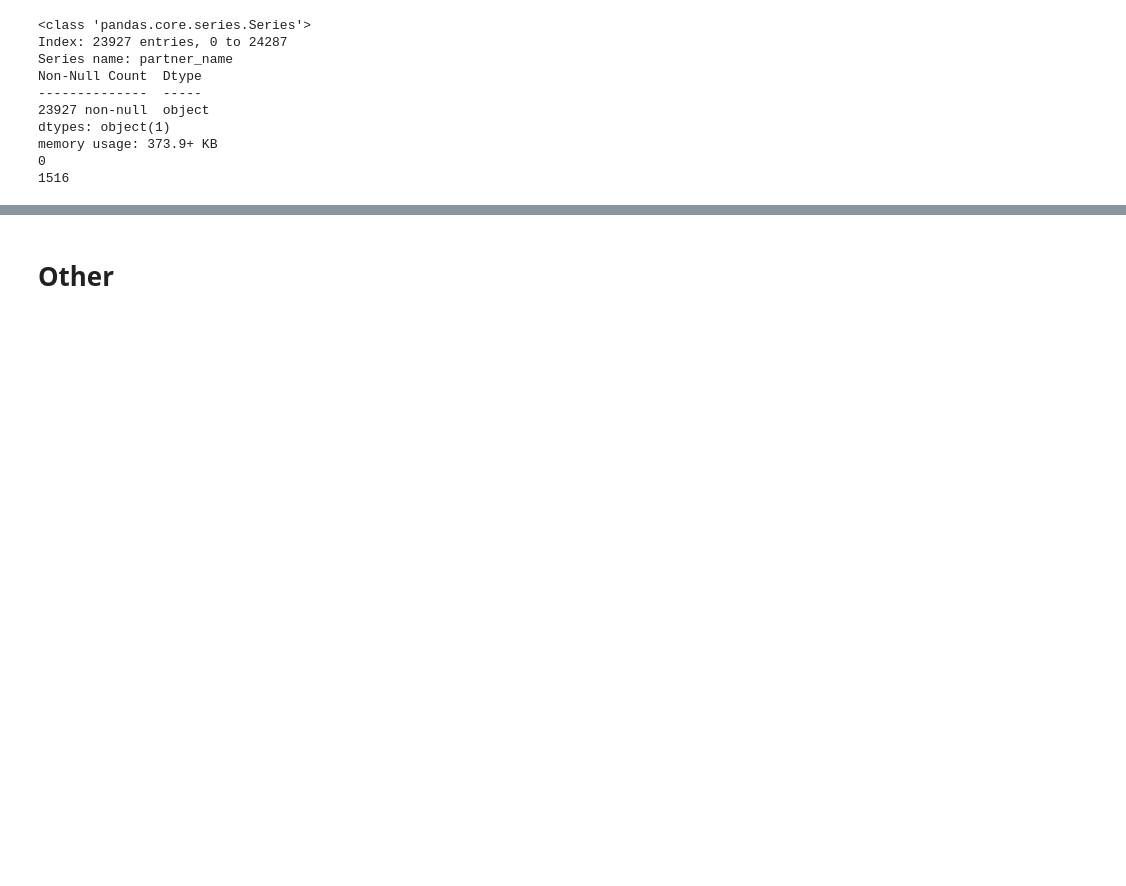
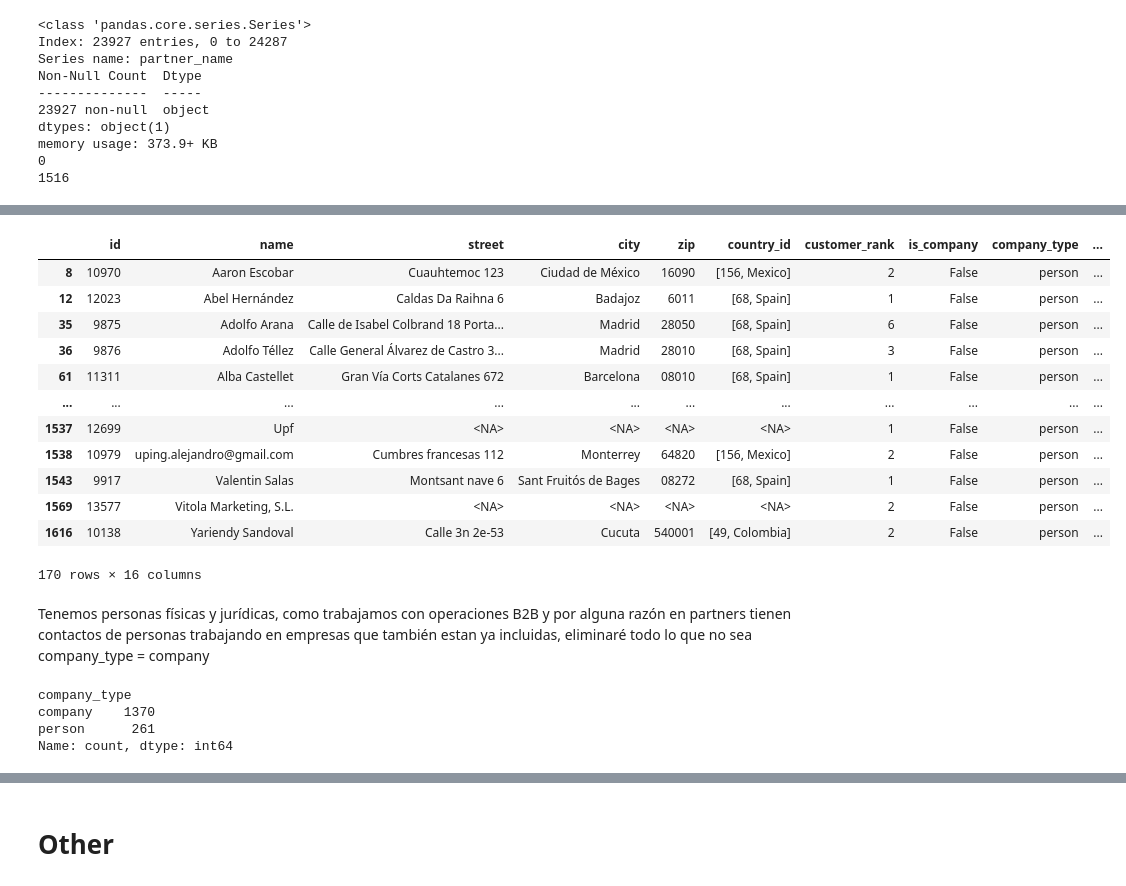
Before and after one commit to isma-fernandez/ai-agent-invoice-payment-prediction-b2b, a Jupyter notebook: exploratory.ipynb, the cells around one changed output, grey strips where cells are left out. Drawn from its saved outputs; the diff is of its cells as text; code cells hidden in the pictures; blank space fills up the shorter version.

```diff
--- a/exploratory.ipynb
+++ b/exploratory.ipynb
@@ -986,0 +1288,2 @@ invoices_df.to_pickle("invoices_cleanedv4.pkl")
+# %%
+partners_df = pd.read_pickle("partners.pkl")
@@ -986,0 +1295,2 @@ invoices_df.to_pickle("invoices_cleanedv4.pkl")
+# %%
+partners_df = odoo_missing_values_to_null(partners_df)
@@ -986,0 +1350,3 @@ invoices_df.to_pickle("invoices_cleanedv4.pkl")
+# %%
+partners_df = partners_df.drop(columns=['email', 'phone', 'category_id', 'company_id', 'industry_id', 'unpaid_invoice_ids', 'supplier_rank'])
+partners_df.info()
@@ -986,0 +1385,3 @@ invoices_df.to_pickle("invoices_cleanedv4.pkl")
+# %%
+partners_df = partners_df.drop(columns=['credit_limit', 'unpaid_invoices_count'])
+partners_df.info()
@@ -986,0 +1406,25 @@ invoices_df.to_pickle("invoices_cleanedv4.pkl")
+# %%
+partners_df[~partners_df['is_company'] & partners_df['vat'].isna()]
+# %% [output]
+|  | id | name | street | city | zip | country_id | customer_rank | is_company | company_type | ... |
+| 8 | 10970 | Aaron Escobar | Cuauhtemoc 123 | Ciudad de México | 16090 | [156, Mexico] | 2 | False | person | ... |
+| 12 | 12023 | Abel Hernández | Caldas Da Raihna 6 | Badajoz | 6011 | [68, Spain] | 1 | False | person | ... |
+| 35 | 9875 | Adolfo Arana | Calle de Isabel Colbrand 18 Porta... | Madrid | 28050 | [68, Spain] | 6 | False | person | ... |
+| 36 | 9876 | Adolfo Téllez | Calle General Álvarez de Castro 3... | Madrid | 28010 | [68, Spain] | 3 | False | person | ... |
+| 61 | 11311 | Alba Castellet | Gran Vía Corts Catalanes 672 | Barcelona | 08010 | [68, Spain] | 1 | False | person | ... |
+| ... | ... | ... | ... | ... | ... | ... | ... | ... | ... | ... |
+| 1537 | 12699 | Upf | <NA> | <NA> | <NA> | <NA> | 1 | False | person | ... |
+| 1538 | 10979 | uping.alejandro@gmail.com | Cumbres francesas 112 | Monterrey | 64820 | [156, Mexico] | 2 | False | person | ... |
+| 1543 | 9917 | Valentin Salas | Montsant nave 6 | Sant Fruitós de Bages | 08272 | [68, Spain] | 1 | False | person | ... |
+| 1569 | 13577 | Vitola Marketing, S.L. | <NA> | <NA> | <NA> | <NA> | 2 | False | person | ... |
+| 1616 | 10138 | Yariendy Sandoval | Calle 3n 2e-53 | Cucuta | 540001 | [49, Colombia] | 2 | False | person | ... |
+170 rows × 16 columns
+# %% [markdown]
+Tenemos personas físicas y jurídicas, como trabajamos con operaciones B2B y por alguna razón en partners tienen contactos de personas trabajando en empresas que también estan ya incluidas, eliminaré todo lo que no sea company_type = company
+# %%
+partners_df['company_type'].value_counts()
+# %% [output]
+company_type
+company    1370
+person      261
+Name: count, dtype: int64
```
Also changed, not shown: parts of 94 cells of this notebook, 2 other files.
